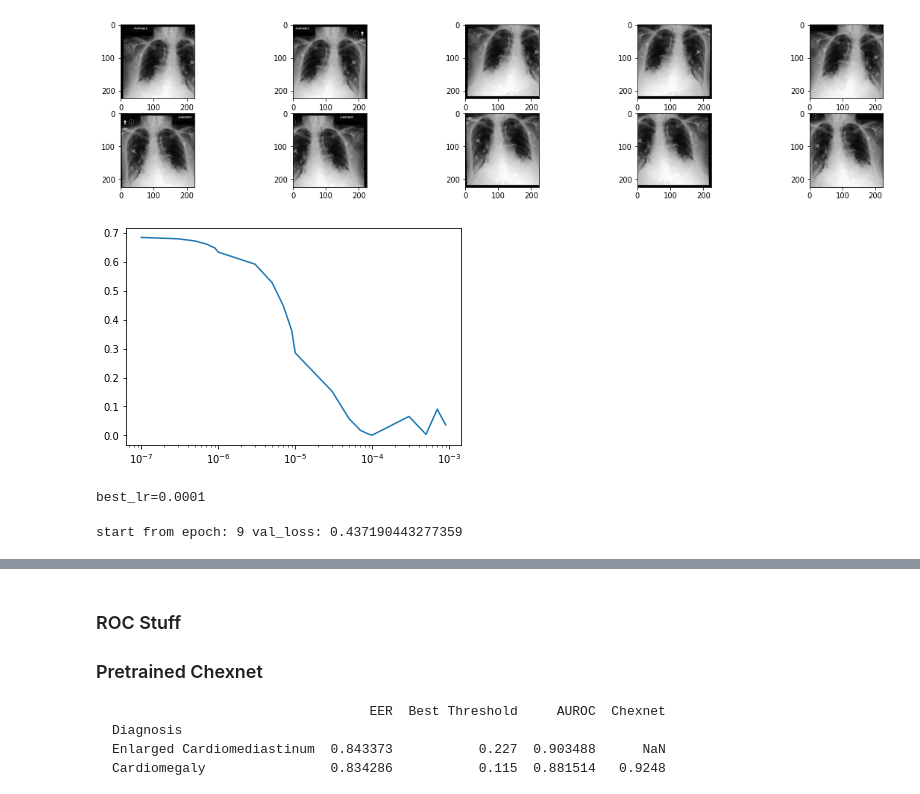
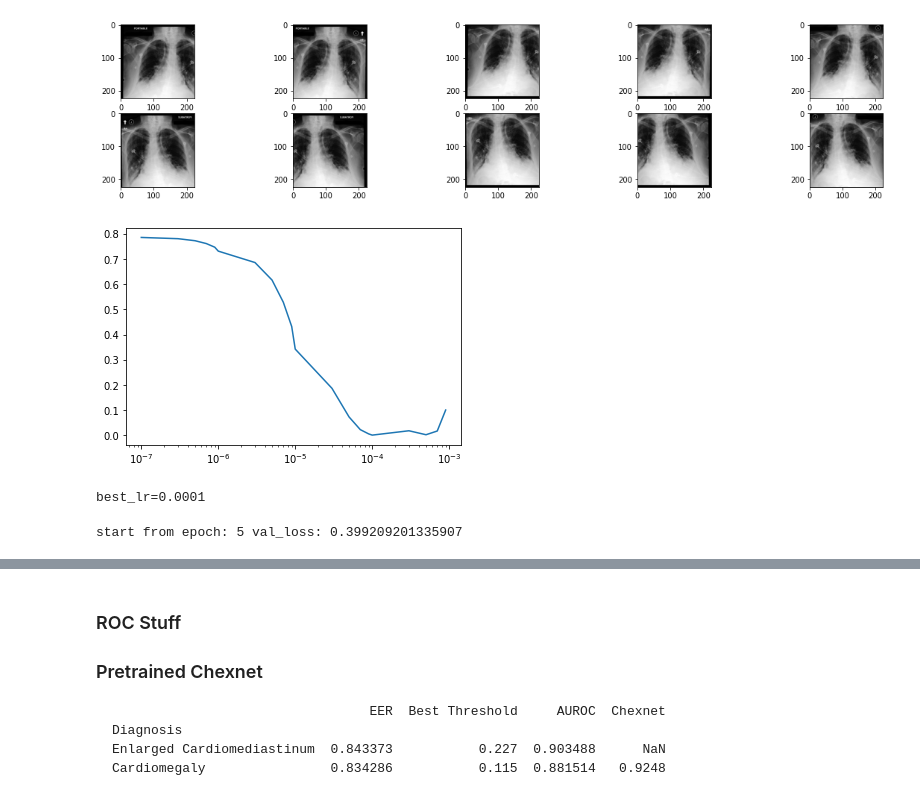
Before and after one commit to pjumruspun/chest-xray-report-gen, a Jupyter notebook: text_generation/pretrain_encoder.ipynb, the cells around one changed output, grey strips where cells are left out. Cells and saved outputs as stored; diff of their text form; code cells hidden in the pictures.

Commit message:
Baseline with 14 labels

```diff
--- a/text_generation/pretrain_encoder.ipynb
+++ b/text_generation/pretrain_encoder.ipynb
@@ -17,19 +18,7 @@ from sklearn.metrics import recall_score, precision_score, f1_score, auc
 CONDITIONS = ['Enlarged Cardiomediastinum', 'Cardiomegaly', 'Lung Opacity',
               'Lung Lesion', 'Edema', 'Consolidation', 'Pneumonia', 'Atelectasis',
               'Pneumothorax', 'Pleural Effusion', 'Pleural Other', 'Fracture',
-              'Support Devices']
-
-normalize = transforms.Normalize(
-    mean=[0.4684, 0.4684, 0.4684],
-    std=[0.3021, 0.3021, 0.3021]
-)
-
-generic_transform = transforms.Compose([
-    # transforms.Resize((256, 256)),
-    transforms.ToTensor(),
-    transforms.RandomHorizontalFlip(p=0.5),
-    normalize
-])
+              'Support Devices', 'No Finding']
 # %%
 # Find mean and std for normalization
 def find_mean_std_image():
@@ -119,7 +105,7 @@ class Chexnet(nn.Module):
         self.true_densenet = nn.Sequential(*modules)
 
         # New classifier head
-        self.fc = nn.Linear(self.linear_input_size, 13)
+        self.fc = nn.Linear(self.linear_input_size, len(CONDITIONS))
 
         self = self.cuda()
 
@@ -155,35 +141,35 @@ def lr_finder(encoder, imgs, labels, sweep_range):
         # a = torch.cuda.memory_allocated(0)
         # f = r-a  # free inside reserved
         # print(f"total: {t}\treserved: {r}\tallocated: {a}\tfree: {f}")
 
 
     return losses
 
 def find_lr(encoder_cls, attempts=1):
     train_loader = DataLoader(
-            MultiLabelDataset('train', transform=generic_transform),
+            MultiLabelDataset('train', transform=train_transform),
             batch_size=16,
             shuffle=False,
             num_workers=0,
             pin_memory=True,
         )
     imgs, labels = next(iter(train_loader))
     sweep_range = np.hstack([[*range(1, 10, 2)][::-1] / 10 ** e for e in np.arange(4, 8, 1)])[::-1]
 
     for i in range(attempts):
         losses = lr_finder(encoder_cls, imgs.cuda(), labels.cuda(), sweep_range)
         plt.xscale('log')
         plt.plot(sweep_range, losses)
         plt.show()
 
     idx = np.argmin(losses)
     best_lr = sweep_range[idx]
     return best_lr
 
 best_lr = find_lr(Chexnet(pretrained=False), attempts=1)
 print(f"best_lr={best_lr}")
 # %% [output]
-[figure, old version]
+[figure, new version]
 best_lr=0.0001
 # %%
 def save_checkpoint(epoch, encoder, optimizer, scheduler, train_loss, val_loss):
@@ -237,10 +223,10 @@ def validate_pretrained_encoder(encoder, val_loader, loss_fn):
 
     return torch.stack(losses).mean()
 # %%
-checkpoint_path = 'weights/pretrained_encoder/pretrained_enc_2022-02-26_16-38-13.950274.pth.tar' # Pretrained Chexnet epoch 9
-# checkpoint_path = 'weights/pretrained_encoder/pretrained_enc_2022-02-27_10-48-21.387666.pth.tar' # Pretrained Densenet epoch 2
+# checkpoint_path = 'weights/pretrained_encoder/pretrained_enc_2022-02-26_16-38-13.950274.pth.tar' # Pretrained Chexnet epoch 9
+checkpoint_path = 'weights/pretrained_encoder/pretrained_enc_epoch_5_2022-03-01_21-55-18.022861.pth.tar' # Pretrained Chexnet 14 labels epoch 5
 # checkpoint_path = None
-epochs = 10
+epochs = 15
 if checkpoint_path != None:
     checkpoint = torch.load(checkpoint_path)
     start_epoch = checkpoint['epoch'] + 1
@@ -251,17 +237,17 @@ if checkpoint_path != None:
 else:
     start_epoch = 0
     encoder = Chexnet(pretrained=False).cuda()
-    optimizer = torch.optim.Adam(encoder.parameters(), lr=7e-5)
+    optimizer = torch.optim.Adam(encoder.parameters(), lr=3e-5)
     scheduler = torch.optim.lr_scheduler.ReduceLROnPlateau(
         optimizer,
         'min',
         factor=0.2,
-        patience=2,
+        patience=1,
         min_lr=1e-6
     )
 
 loss_fn = nn.BCELoss().cuda()
 # %% [output]
-start from epoch: 9 val_loss: 0.437190443277359
+start from epoch: 5 val_loss: 0.399209201335907
 # %%
 train_loader = DataLoader(
```
Also changed, not shown: parts of 18 cells of this notebook, 10 other files.
